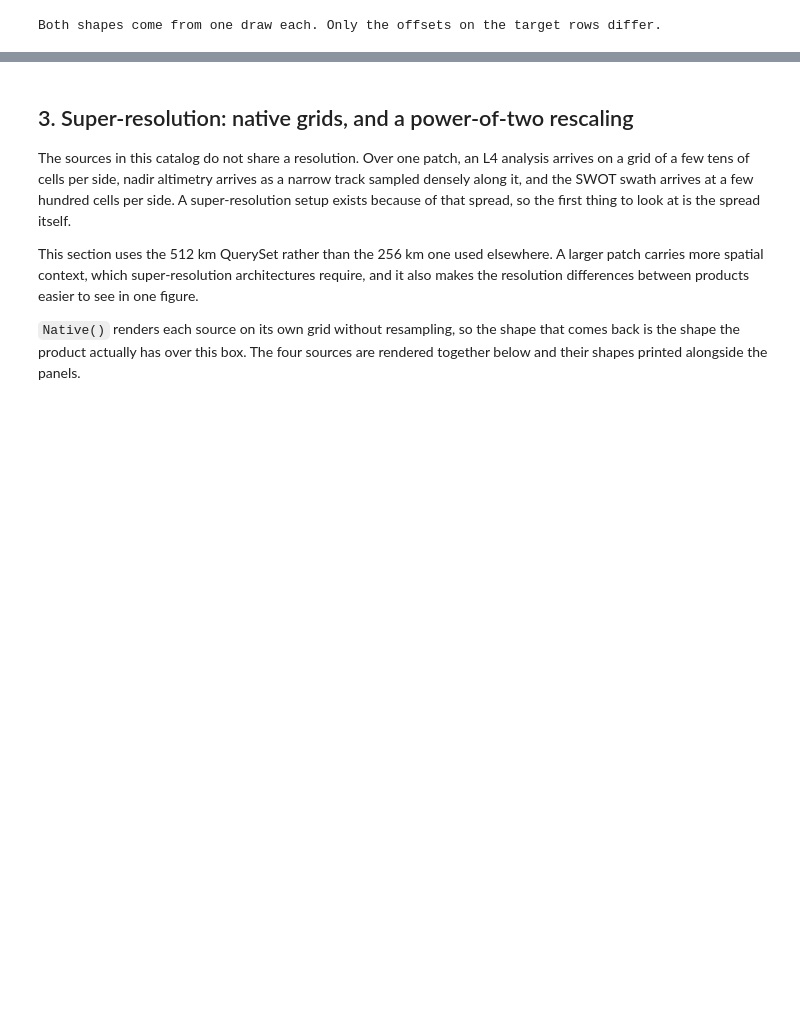
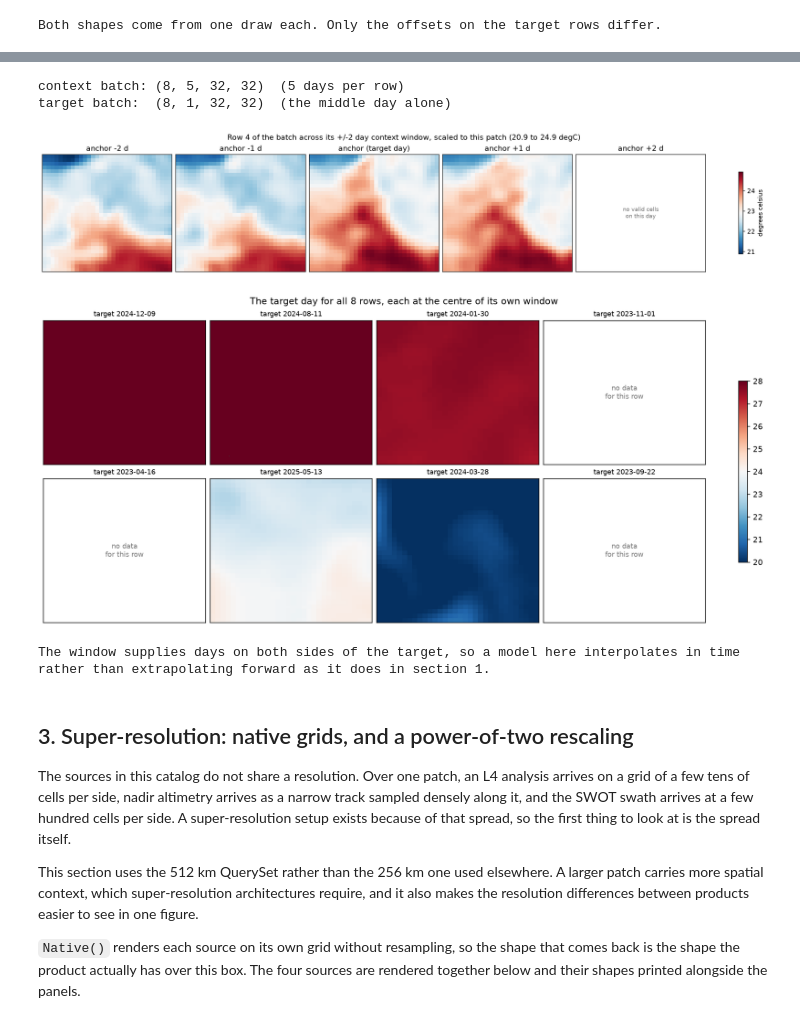
Before and after one commit to nilsleh/oceanTACO, a Jupyter notebook: docs/tutorials/spatio_temporal_query_generation.ipynb, the cells around one changed output, grey strips where cells are left out. Saved outputs shown, nothing was run; the diff lists cells and outputs as text; code cells hidden in the pictures; blank space fills up the shorter version.

```diff
--- a/docs/tutorials/spatio_temporal_query_generation.ipynb
+++ b/docs/tutorials/spatio_temporal_query_generation.ipynb
@@ -296,3 +436,56 @@ Both shapes come from one draw each. Only the offsets on the target rows differ.
+# %%
+window_batch = one_batch(window_set)
+centre_batch = one_batch(centre_set)
+days = window_batch["l4_sst"]["data"].shape[1]
+print(f"context batch: {tuple(window_batch['l4_sst']['data'].shape)}  ({days} days per row)")
+print(f"target batch:  {tuple(centre_batch['l4_sst']['data'].shape)}  (the middle day alone)")
+
+# One batch member across the whole window, so the axis this section adds is
+# the one the figure varies. The member is the one with the most spatial
+# structure rather than row 0, since a patch of uniform open ocean would show
+# five identical panels whatever happened between them.
+spread = [float(np.nanstd(np.asarray(window_batch["l4_sst"]["data"])[index]))
+          for index in range(window_batch["l4_sst"]["data"].shape[0])]
+member = int(np.nanargmax(spread))
+record = batch_member(window_batch, "l4_sst", member)
+values = np.asarray(record["data"])
+extent = geographic_extent(record)
+
+# This figure compares days within one patch rather than patches against each
+# other, so it scales to that patch's own range. The shared COLOR_RANGE spans
+# every North Atlantic row and would flatten a single patch to one shade.
+low, high = float(np.nanmin(values)), float(np.nanmax(values))
+fig, axes = plt.subplots(1, days, figsize=(3.3 * days, 3.2), constrained_layout=True)
+offsets = range(-HALF_WINDOW, HALF_WINDOW + 1)
+for axis, day, offset in zip(axes, range(days), offsets):
+    axis.set(title=f"anchor {offset:+d} d" if offset else "anchor (target day)", xticks=[], yticks=[])
+    valid = np.asarray(record["valid_mask"])[day]
+    if not valid.any():
+        # A day inside the window with no valid cell at all. The window asked
+        # for it and the tensor reserves its slot, so the row still has five
+        # days and one of them carries nothing.
+        axis.text(.5, .5, "no valid cells\non this day", ha="center", va="center",
+                  fontsize=9, color="#777777", transform=axis.transAxes)
+        continue
+    drawn = axis.imshow(np.where(valid, values[day], np.nan), origin="lower", cmap=CMAP,
+                        interpolation="nearest", aspect="auto", extent=extent, vmin=low, vmax=high)
+    add_coastlines(axis)
+fig.colorbar(drawn, ax=axes.tolist(), shrink=.7, label="degrees celsius")
+fig.suptitle(f"Row {member} of the batch across its +/-{HALF_WINDOW} day context window, "
+             f"scaled to this patch ({low:.1f} to {high:.1f} degC)")
+display_figure(fig)
+
+display_figure(batch_panel_grid(centre_batch, "l4_sst", panel_title=dated("target"),
+                                title=f"The target day for all {BATCH_SIZE} rows, each at the centre of its own window"))
+print("The window supplies days on both sides of the target, so a model here interpolates in time")
+print("rather than extrapolating forward as it does in section 1.")
+# %% [output]
+context batch: (8, 5, 32, 32)  (5 days per row)
+target batch:  (8, 1, 32, 32)  (the middle day alone)
+[figure, added]
+[figure, added]
+The window supplies days on both sides of the target, so a model here interpolates in time
+rather than extrapolating forward as it does in section 1.
 # %% [markdown]
 ## 3. Super-resolution: native grids, and a power-of-two rescaling
 
```
Also changed, not shown: parts of 23 cells of this notebook, 6 other files.
